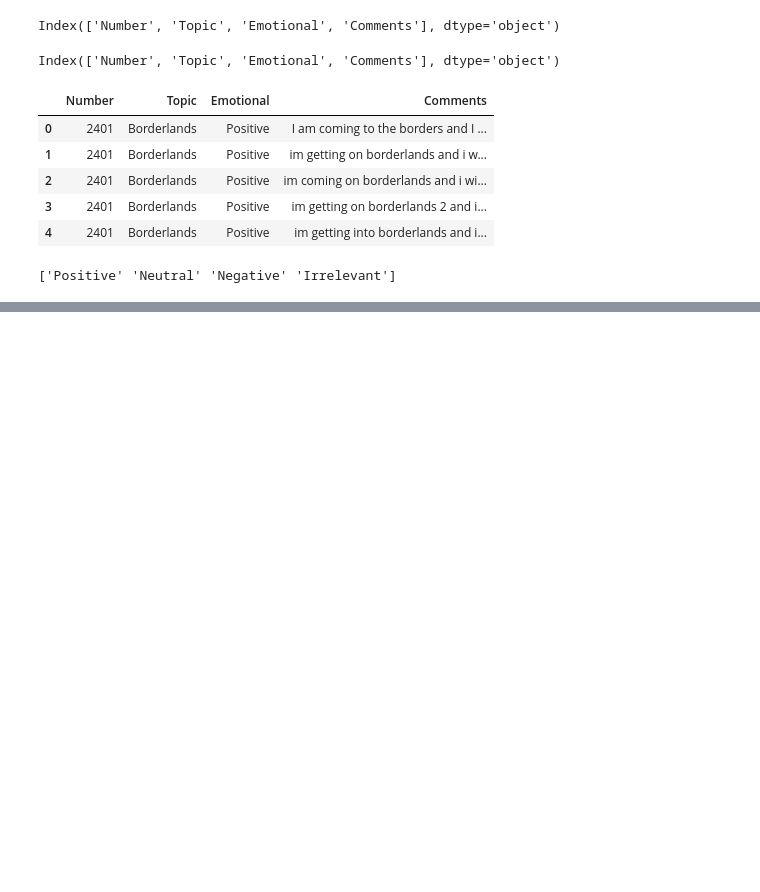
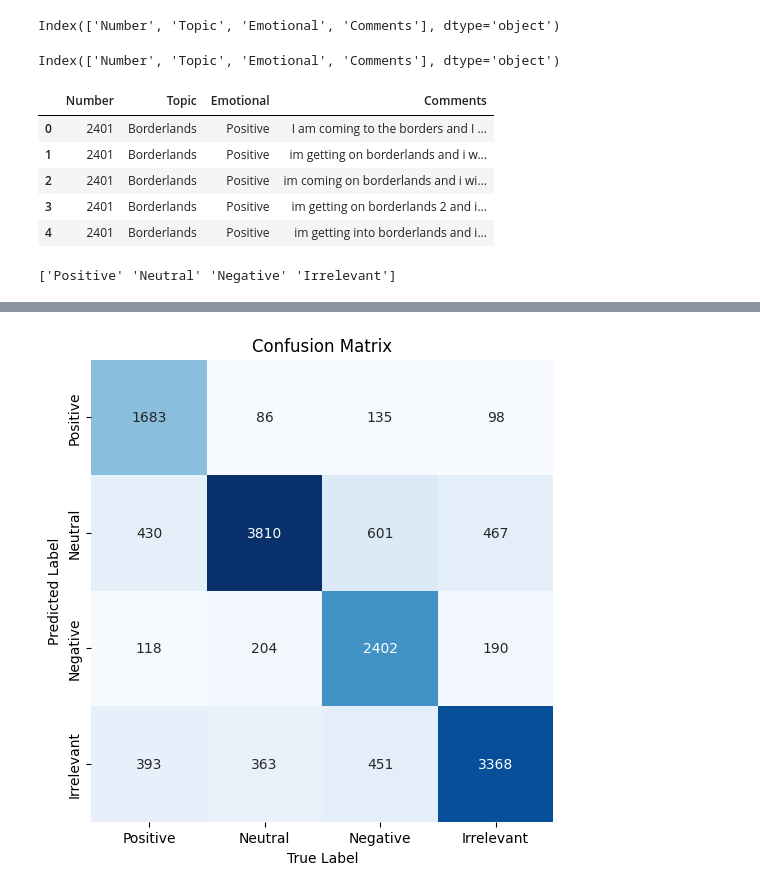
Before and after one commit to Omorusi/Multinomial_Naive_Bayes., a Jupyter notebook: Copy_of_Multinomial_Naive_Bayes.ipynb, the cells around one changed output, grey strips where cells are left out. Drawn from its saved outputs; the diff is of its cells as text; code cells hidden in the pictures; blank space fills up the shorter version.

```diff
--- a/Copy_of_Multinomial_Naive_Bayes.ipynb
+++ b/Copy_of_Multinomial_Naive_Bayes.ipynb
@@ -107,3 +139,14 @@ print(train.data[5])
+# %%
+#Machine learning models (like Multinomial Naive Bayes) can only process numerical data, not raw text. Since text data is unstructured, we must convert it into a structured, numerical format.
+from sklearn.feature_extraction.text import CountVectorizer
+
+# Define features and target
+X = data['Comments']
+y = data['Emotional']
+
+# Convert text into numerical vectors
+vectorizer = CountVectorizer(stop_words='english')
+X_vectorized = vectorizer.fit_transform(X)
 # %%
 from sklearn.feature_extraction.text import TfidfVectorizer
 from sklearn.naive_bayes import MultinomialNB
@@ -116,7 +192,21 @@ labels = model.predict(test.data)
 # %%
 from sklearn.metrics import confusion_matrix
-mat = confusion_matrix(test.target, labels)
+import seaborn as sns
+
+# Generate confusion matrix
+mat = confusion_matrix(y_test, y_pred)
+
+# Get unique labels
+labels = data['Emotional'].unique()
+
+# Plot heatmap
+plt.figure(figsize=(8,6))
 sns.heatmap(mat.T, square=True, annot=True, fmt='d', cbar=False,
-            xticklabels=train.target_names, yticklabels=train.target_names)
-plt.xlabel('true label')
-plt.ylabel('predicted label');
+            xticklabels=labels, yticklabels=labels, cmap="Blues")
+
+plt.xlabel('True Label')
+plt.ylabel('Predicted Label')
+plt.title('Confusion Matrix')
+plt.show()
+# %% [output]
+[figure, added]
```
Also changed, not shown: parts of 16 cells of this notebook.
